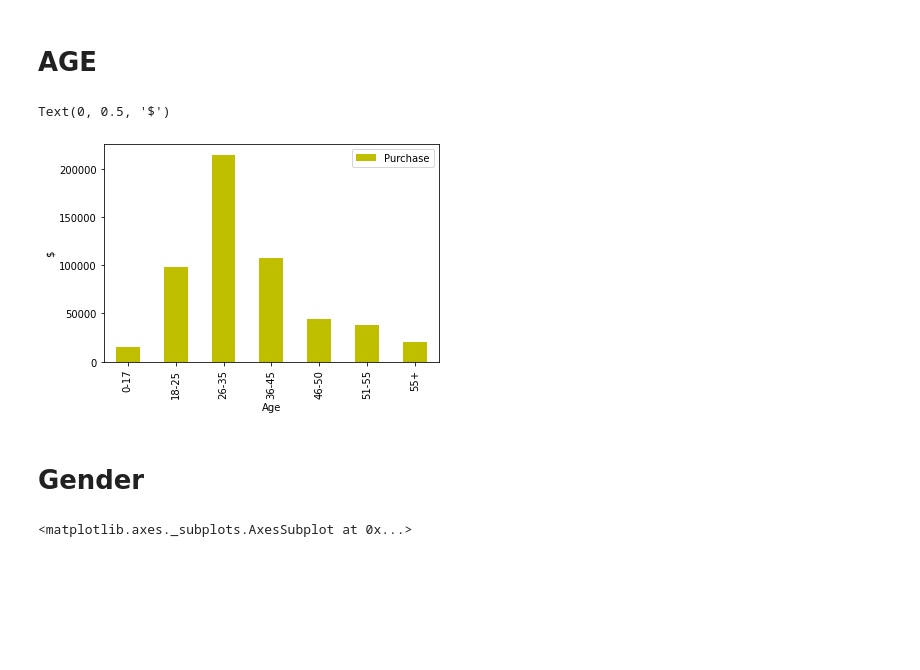
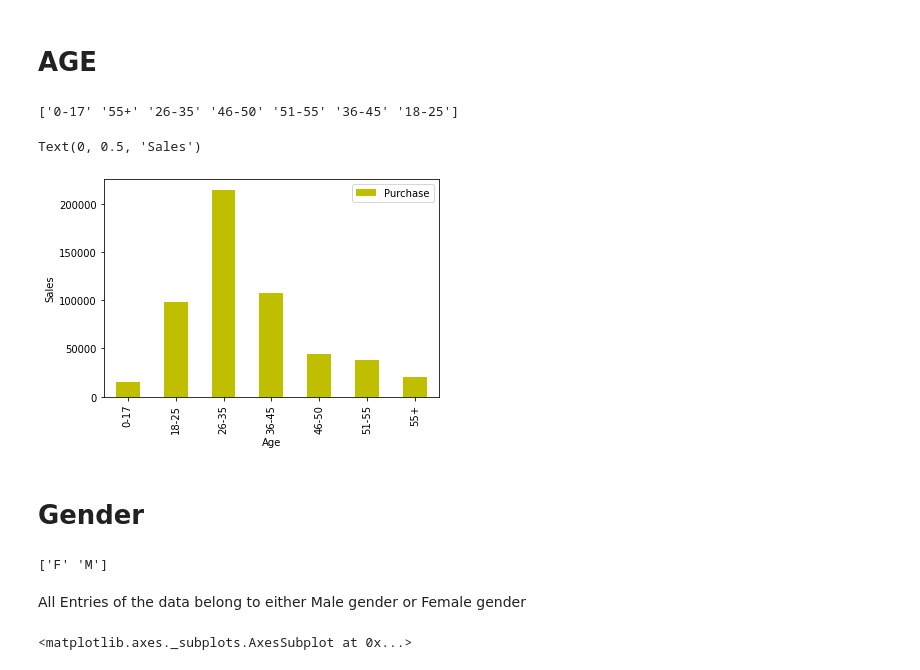
Before and after one commit to ManavKaul/Black-Friday-Sale, a Jupyter notebook: Black_Friday_Sale_Analysis.ipynb, the cells around one changed output. Drawn from its saved outputs; the diff is of its cells as text; code cells hidden in the pictures; blank space fills up the shorter version.

```diff
--- a/Black_Friday_Sale_Analysis.ipynb
+++ b/Black_Friday_Sale_Analysis.ipynb
@@ -36,16 +36,26 @@ df.tail()
 | 537576 | 1004737 | P00118242 | M | 36-45 | 16 | C | 1 | ... |
 # %% [markdown]
 # **AGE**
+# %%
+print(df["Age"].unique())
+# %% [output]
+['0-17' '55+' '26-35' '46-50' '51-55' '36-45' '18-25']
 # %%
 AgesGroup =df[['Age', 'Purchase']].groupby(['Age'],sort = True).count()
 # %%
 AgesGroup.plot(kind='bar', color=['y'])
-plt.ylabel('$')
+plt.ylabel('Sales')
 # %% [output]
-Text(0, 0.5, '$')
+Text(0, 0.5, 'Sales')
-[figure, old version]
+[figure, new version]
 # %% [markdown]
 # **Gender**
+# %%
+print(df["Gender"].unique())
+# %% [output]
+['F' 'M']
+# %% [markdown]
+All Entries of the data belong to either Male gender or Female gender
 # %%
 GenderGroup =df[['Gender', 'Purchase']].groupby(['Gender'],sort = True).count()
 # %%
```
Also changed, not shown: parts of 8 cells of this notebook.
